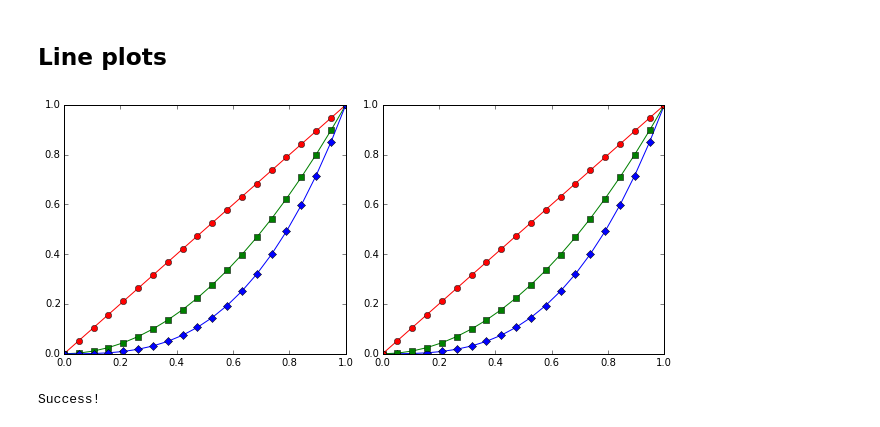
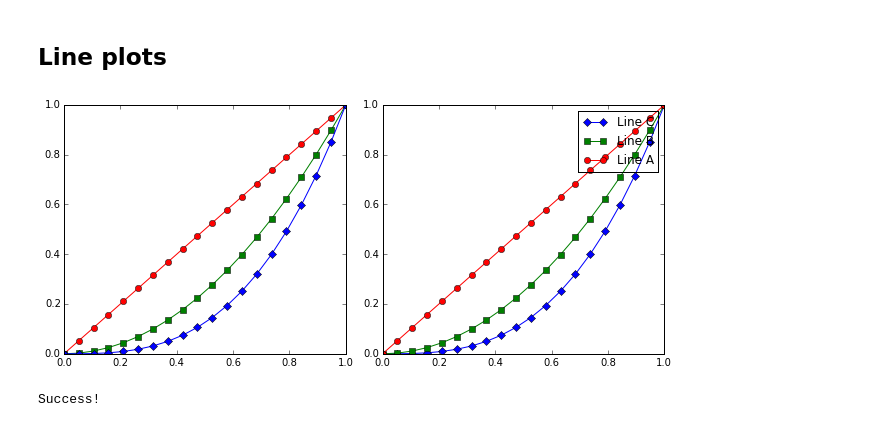
Before and after one commit to jhamrick/plotchecker, a Jupyter notebook: Examples.ipynb, the cells around one changed output. Saved outputs shown, nothing was run; the diff lists cells and outputs as text; code cells hidden in the pictures.

```diff
--- a/Examples.ipynb
+++ b/Examples.ipynb
@@ -14,21 +14,23 @@ y = x ** np.array([1, 2, 3])
 # %%
 fig, axes = plt.subplots(1, 2)
 
 colors = ['r', 'g', 'b']
 markers = ['o', 's', 'D']
+labels = ['Line A', 'Line B', 'Line C']
 
 # plot some lines
 for i in range(3):
-    axes[0].plot(x[:, i], y[:, i], color=colors[i], marker=markers[i])
+    axes[0].plot(x[:, i], y[:, i], color=colors[i], marker=markers[i], label=labels[i])
 
 # plot them in a different order
 for i in range(2, -1, -1):
-    axes[1].plot(x[:, i], y[:, i], color=colors[i], marker=markers[i])
+    axes[1].plot(x[:, i], y[:, i], color=colors[i], marker=markers[i], label=labels[i])
 
+plt.legend()
 fig.set_figwidth(9)
 plt.tight_layout()
 # %% [output]
-[figure, old version]
+[figure, new version]
 # %%
 # run the same assertions on all the plots!
 for ax in axes:
```
Also changed, not shown: parts of 2 cells of this notebook.
